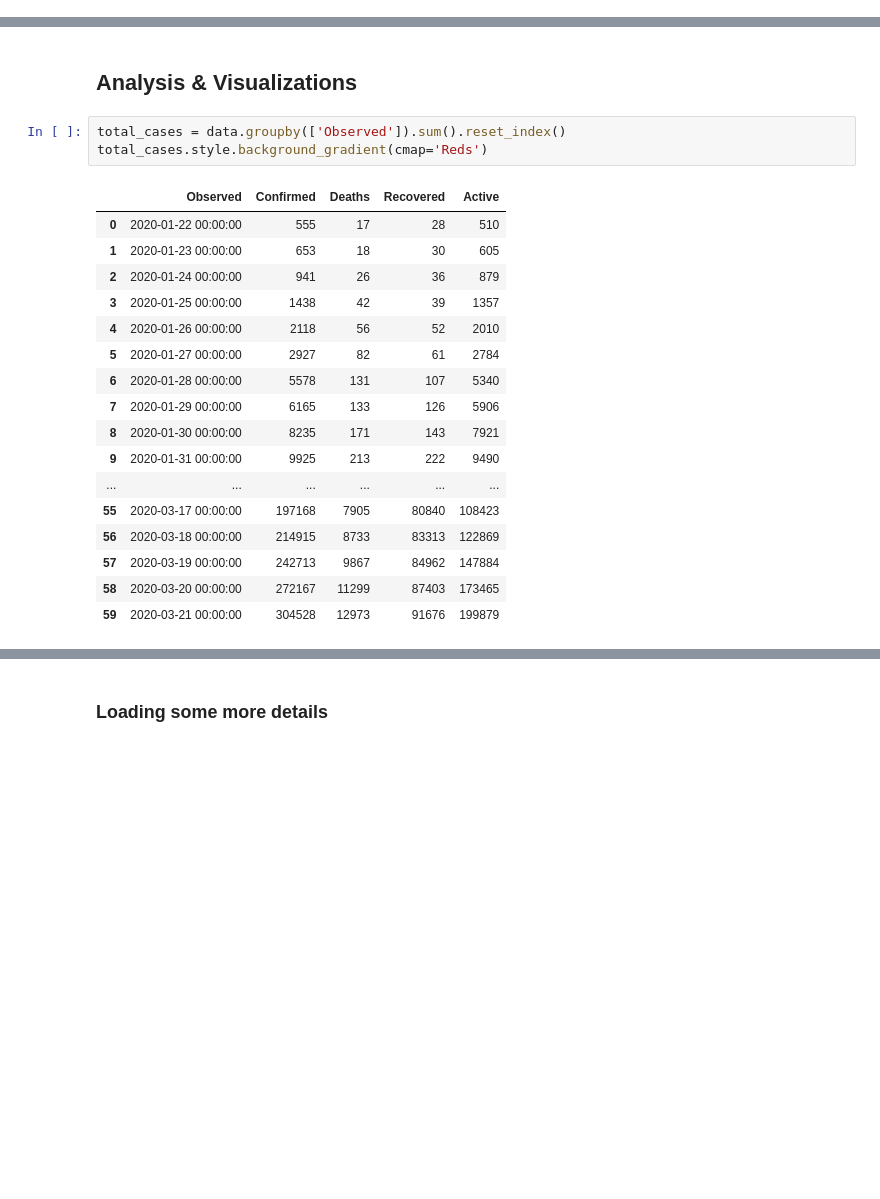
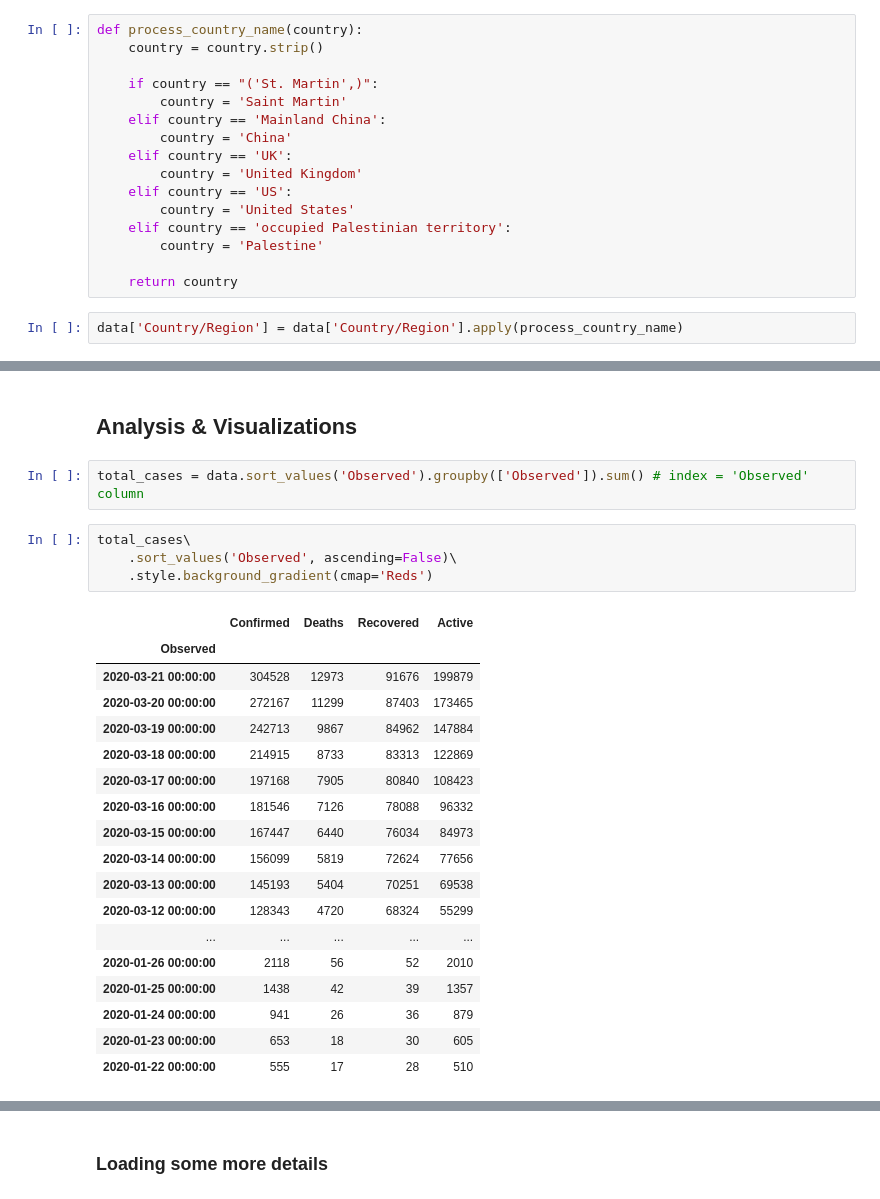
Before and after one commit to gachet/Coronavirus-2019-Analysis, a Jupyter notebook: Coronavirus_Analysis.ipynb, the cells around one changed output, grey strips where cells are left out. Saved outputs shown, nothing was run; the diff lists cells and outputs as text; blank space fills up the shorter version.

```diff
--- a/Coronavirus_Analysis.ipynb
+++ b/Coronavirus_Analysis.ipynb
@@ -91,3 +113,21 @@ dtype: int64
+# %%
+def process_country_name(country):
+    country = country.strip()
+
+    if country == "('St. Martin',)":
+        country = 'Saint Martin'
+    elif country == 'Mainland China':
+        country = 'China'
+    elif country == 'UK':
+        country = 'United Kingdom'
+    elif country == 'US':
+        country = 'United States'
+    elif country == 'occupied Palestinian territory':
+        country = 'Palestine'
+
+    return country
+# %%
+data['Country/Region'] = data['Country/Region'].apply(process_country_name)
 # %% [markdown]
 ### Renaming columns
 # %%
@@ -122,25 +162,29 @@ data.drop(['SNo'], axis=1, inplace=True) # We don't need this column
 data['Active'] = data['Confirmed'] - data['Recovered'] - data['Deaths'] # Non recovered or active cases
 # %% [markdown]
 ## Analysis & Visualizations
+# %%
+total_cases = data.sort_values('Observed').groupby(['Observed']).sum() # index = 'Observed' column
 # %%
-total_cases = data.groupby(['Observed']).sum().reset_index()
-total_cases.style.background_gradient(cmap='Reds')
+total_cases\
+    .sort_values('Observed', ascending=False)\
+    .style.background_gradient(cmap='Reds')
 # %% [output]
-|  | Observed | Confirmed | Deaths | Recovered | Active |
-| 0 | 2020-01-22 00:00:00 | 555 | 17 | 28 | 510 |
-| 1 | 2020-01-23 00:00:00 | 653 | 18 | 30 | 605 |
-| 2 | 2020-01-24 00:00:00 | 941 | 26 | 36 | 879 |
-| 3 | 2020-01-25 00:00:00 | 1438 | 42 | 39 | 1357 |
-| 4 | 2020-01-26 00:00:00 | 2118 | 56 | 52 | 2010 |
-| 5 | 2020-01-27 00:00:00 | 2927 | 82 | 61 | 2784 |
-| 6 | 2020-01-28 00:00:00 | 5578 | 131 | 107 | 5340 |
-| 7 | 2020-01-29 00:00:00 | 6165 | 133 | 126 | 5906 |
-| 8 | 2020-01-30 00:00:00 | 8235 | 171 | 143 | 7921 |
-| 9 | 2020-01-31 00:00:00 | 9925 | 213 | 222 | 9490 |
-| ... | ... | ... | ... | ... | ... |
-| 55 | 2020-03-17 00:00:00 | 197168 | 7905 | 80840 | 108423 |
-| 56 | 2020-03-18 00:00:00 | 214915 | 8733 | 83313 | 122869 |
-| 57 | 2020-03-19 00:00:00 | 242713 | 9867 | 84962 | 147884 |
-| 58 | 2020-03-20 00:00:00 | 272167 | 11299 | 87403 | 173465 |
-| 59 | 2020-03-21 00:00:00 | 304528 | 12973 | 91676 | 199879 |
+|  | Confirmed | Deaths | Recovered | Active |
+| Observed |  |  |  |  |
+| 2020-03-21 00:00:00 | 304528 | 12973 | 91676 | 199879 |
+| 2020-03-20 00:00:00 | 272167 | 11299 | 87403 | 173465 |
+| 2020-03-19 00:00:00 | 242713 | 9867 | 84962 | 147884 |
+| 2020-03-18 00:00:00 | 214915 | 8733 | 83313 | 122869 |
+| 2020-03-17 00:00:00 | 197168 | 7905 | 80840 | 108423 |
+| 2020-03-16 00:00:00 | 181546 | 7126 | 78088 | 96332 |
+| 2020-03-15 00:00:00 | 167447 | 6440 | 76034 | 84973 |
+| 2020-03-14 00:00:00 | 156099 | 5819 | 72624 | 77656 |
+| 2020-03-13 00:00:00 | 145193 | 5404 | 70251 | 69538 |
+| 2020-03-12 00:00:00 | 128343 | 4720 | 68324 | 55299 |
+| ... | ... | ... | ... | ... |
+| 2020-01-26 00:00:00 | 2118 | 56 | 52 | 2010 |
+| 2020-01-25 00:00:00 | 1438 | 42 | 39 | 1357 |
+| 2020-01-24 00:00:00 | 941 | 26 | 36 | 879 |
+| 2020-01-23 00:00:00 | 653 | 18 | 30 | 605 |
+| 2020-01-22 00:00:00 | 555 | 17 | 28 | 510 |
 # %%
```
Also changed, not shown: parts of 33 cells of this notebook.
